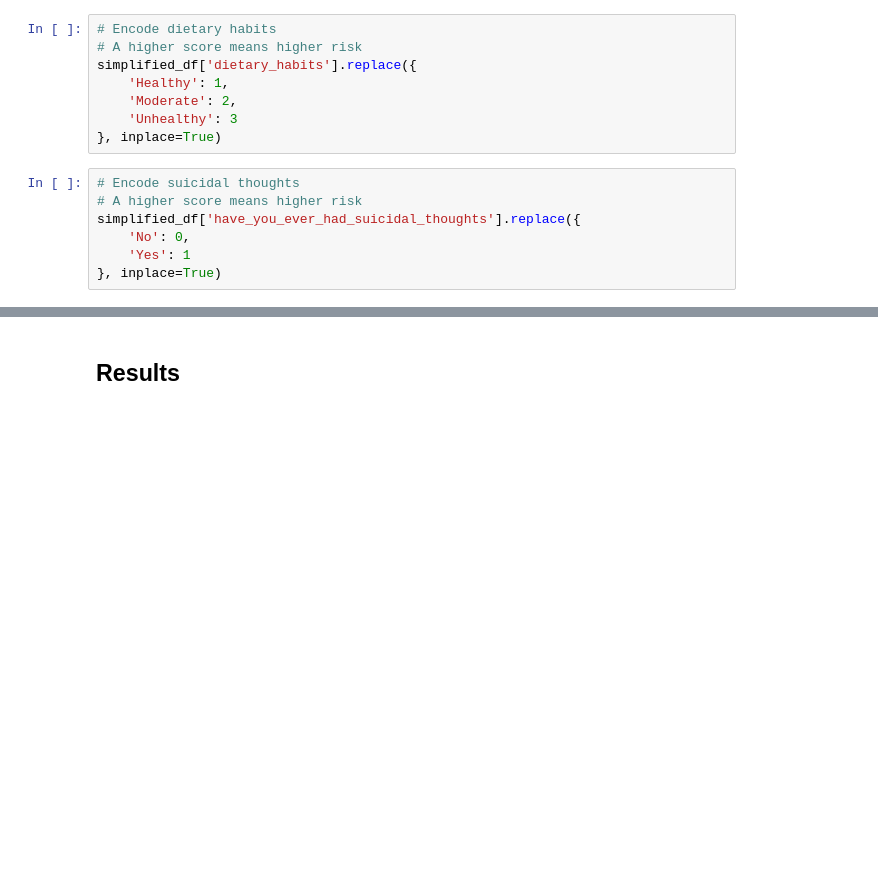
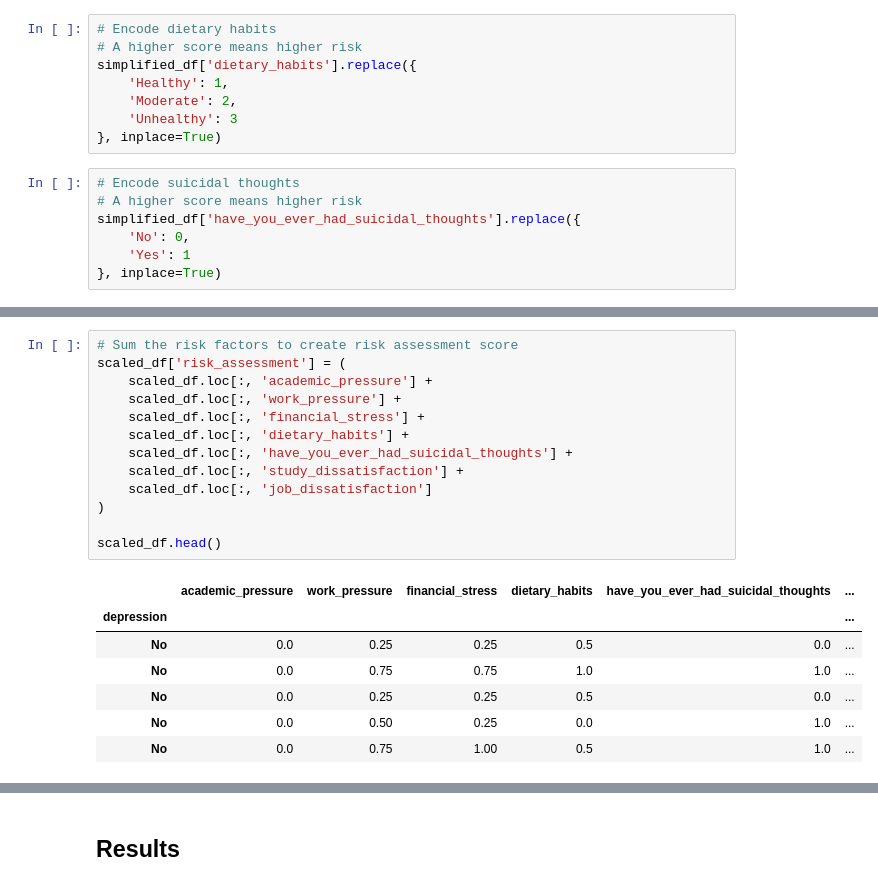
Before and after one commit to elijahlopez94/depression_survey_analysis, a Jupyter notebook: eda.ipynb, the cells around one changed output, grey strips where cells are left out. Drawn from its saved outputs; the diff is of its cells as text; blank space fills up the shorter version.

```diff
--- a/eda.ipynb
+++ b/eda.ipynb
@@ -752,0 +795,21 @@ Name: count, dtype: int64
+# %%
+# Sum the risk factors to create risk assessment score
+scaled_df['risk_assessment'] = (
+    scaled_df.loc[:, 'academic_pressure'] +
+    scaled_df.loc[:, 'work_pressure'] +
+    scaled_df.loc[:, 'financial_stress'] +
+    scaled_df.loc[:, 'dietary_habits'] +
+    scaled_df.loc[:, 'have_you_ever_had_suicidal_thoughts'] +
+    scaled_df.loc[:, 'study_dissatisfaction'] +
+    scaled_df.loc[:, 'job_dissatisfaction']
+)
+
+scaled_df.head()
+# %% [output]
+|  | academic_pressure | work_pressure | financial_stress | dietary_habits | have_you_ever_had_suicidal_thoughts | ... |
+| depression |  |  |  |  |  | ... |
+| No | 0.0 | 0.25 | 0.25 | 0.5 | 0.0 | ... |
+| No | 0.0 | 0.75 | 0.75 | 1.0 | 1.0 | ... |
+| No | 0.0 | 0.25 | 0.25 | 0.5 | 0.0 | ... |
+| No | 0.0 | 0.50 | 0.25 | 0.0 | 1.0 | ... |
+| No | 0.0 | 0.75 | 1.00 | 0.5 | 1.0 | ... |
```
Also changed, not shown: parts of 12 cells of this notebook.
